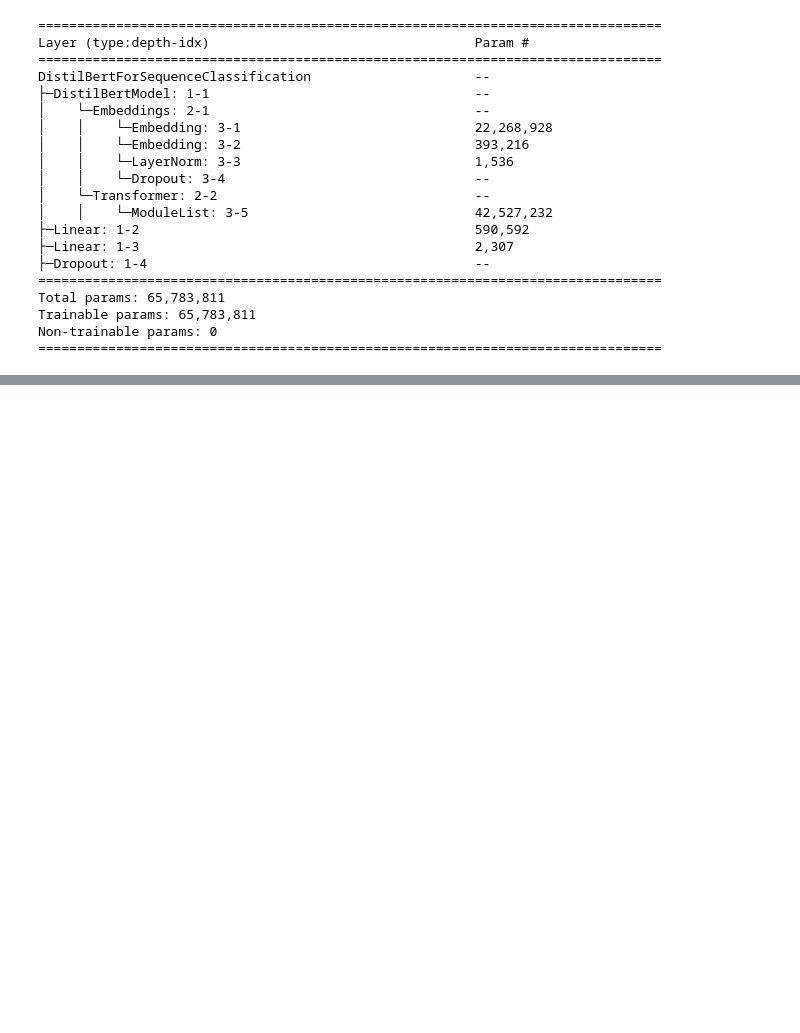
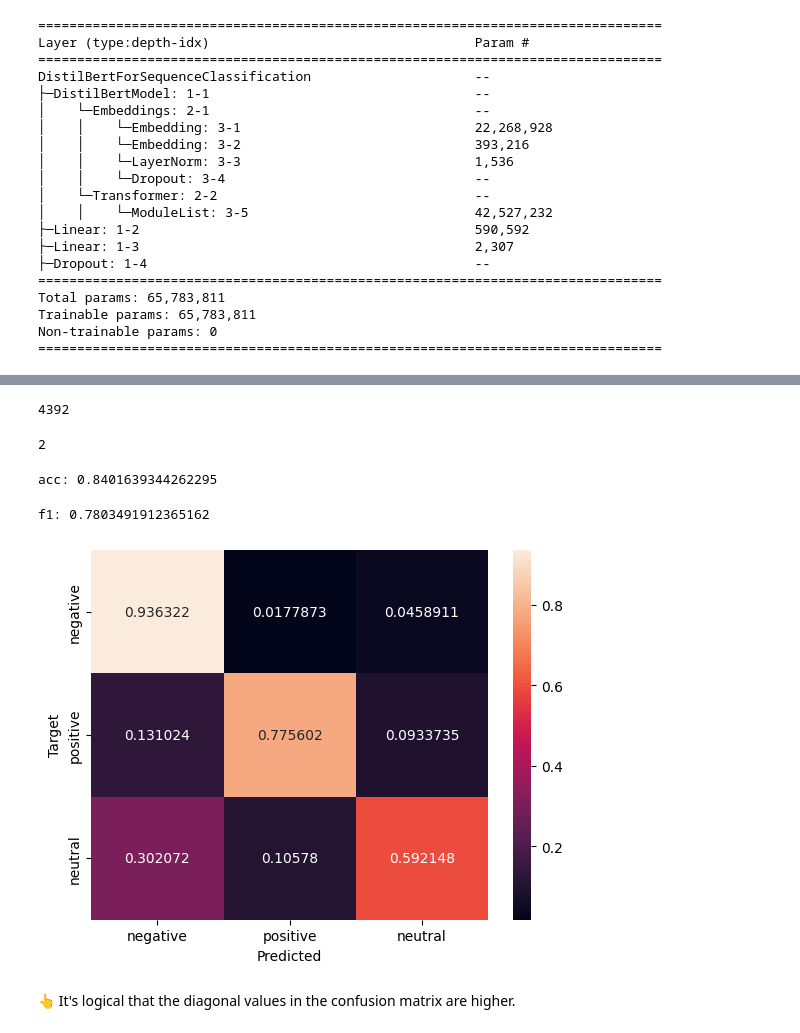
Before and after one commit to qmeng222/transformers-for-NLP, a Jupyter notebook: Fine_Tuning_Text_Classification_on_Custom_Dataset.ipynb, the cells around one changed output, grey strips where cells are left out. Drawn from its saved outputs; the diff is of its cells as text; code cells hidden in the pictures; blank space fills up the shorter version.

Commit message:
fine-Tuned a text classifier on custom dataset (pt.2)

```diff
--- a/Fine_Tuning_Text_Classification_on_Custom_Dataset.ipynb
+++ b/Fine_Tuning_Text_Classification_on_Custom_Dataset.ipynb
@@ -343,0 +360,5 @@ trainer.train()
+# %%
+# create a text classification pipeline that uses a previously trained model checkpoint
+savedmodel = pipeline('text-classification', # specify the task for the pipeline
+                      model='training_dir/checkpoint-1282', # specify the path of the pre-trained model
+                      device=0) # GPU go first
@@ -343,0 +390,3 @@ trainer.train()
+# %%
+# apply the `savedmodel` text classification pipeline to the `sentence` col:
+test_pred = savedmodel(split['test']['sentence'])
@@ -343,0 +416,40 @@ trainer.train()
+# %%
+len(test_pred)
+# %% [output]
+4392
+# %%
+len(test_pred[0]) # label & score
+# %% [output]
+2
+# %%
+# extract numerical label (0 or 1 or 2) from the 'label' field:
+def get_label(d):
+  return int(d['label'].split('_')[1]) # eg: {'label': 'LABEL_1', 'score': 0.9539570808410645} -> 1
+
+# a list of numerical labels:
+test_pred = [get_label(d) for d in test_pred] # d for dictionary
+# %%
+# calculate the accuracy of the model's predictions on the test set labels:
+print("acc:", accuracy_score(split['test']['label'], test_pred))
+# %% [output]
+acc: 0.8401639344262295
+# %%
+# calculate the macro-averaged F1 score of the model's predictions on the test set labels:
+print("f1:", f1_score(split['test']['label'], test_pred, average='macro'))
+# %% [output]
+f1: 0.7803491912365162
+# %%
+# plot confusion matrix:
+def plot_cm(cm):
+  classes = ['negative', 'positive', 'neutral']
+  df_cm = pd.DataFrame(cm, index=classes, columns=classes)
+  ax = sn.heatmap(df_cm, annot=True, fmt='g')
+  ax.set_xlabel("Predicted")
+  ax.set_ylabel("Target")
+
+cm = confusion_matrix(split['test']['label'], test_pred, normalize='true')
+plot_cm(cm)
+# %% [output]
+[figure, added]
+# %% [markdown]
+👆 It's logical that the diagonal values in the confusion matrix are higher.
```
Also changed, not shown: parts of 11 cells of this notebook.
